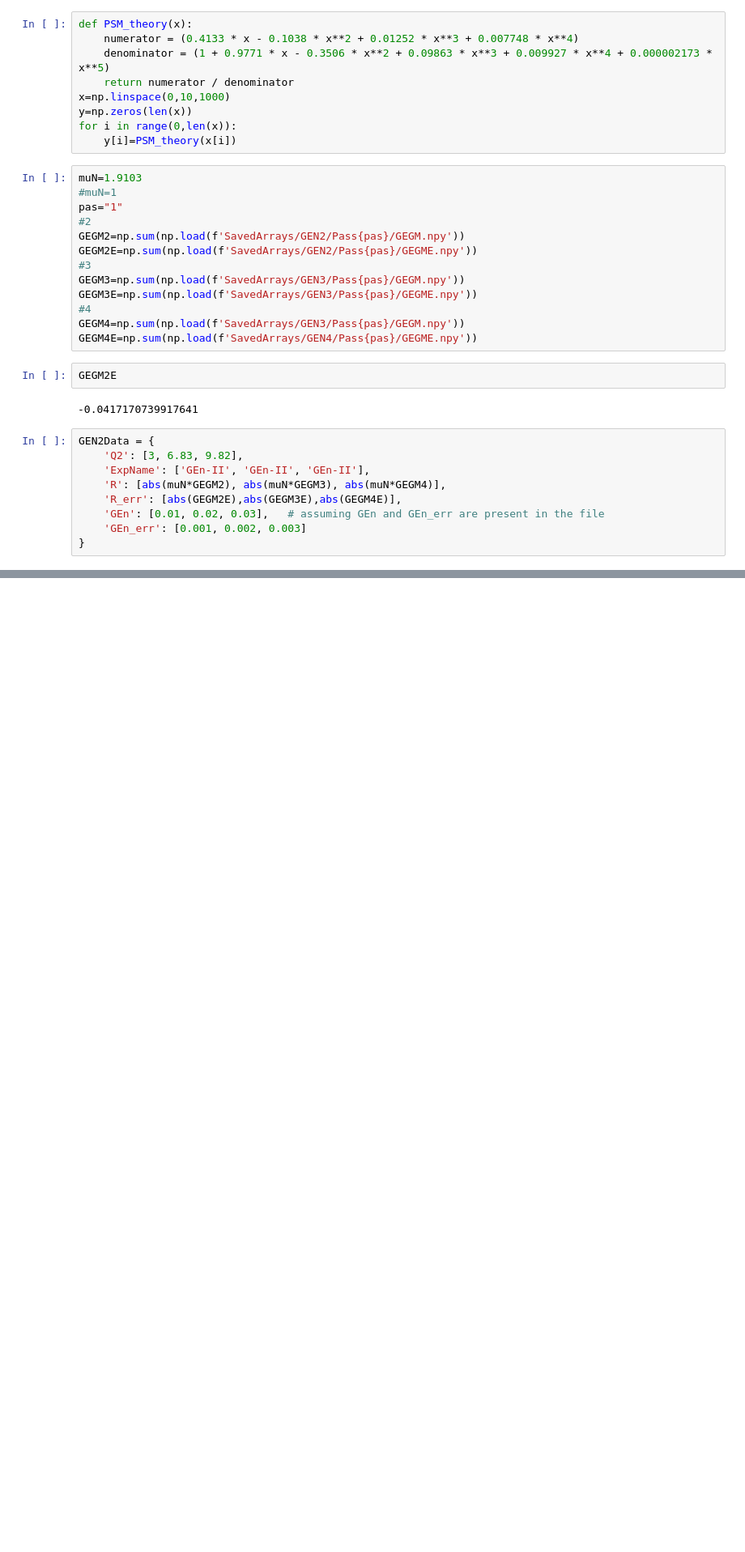
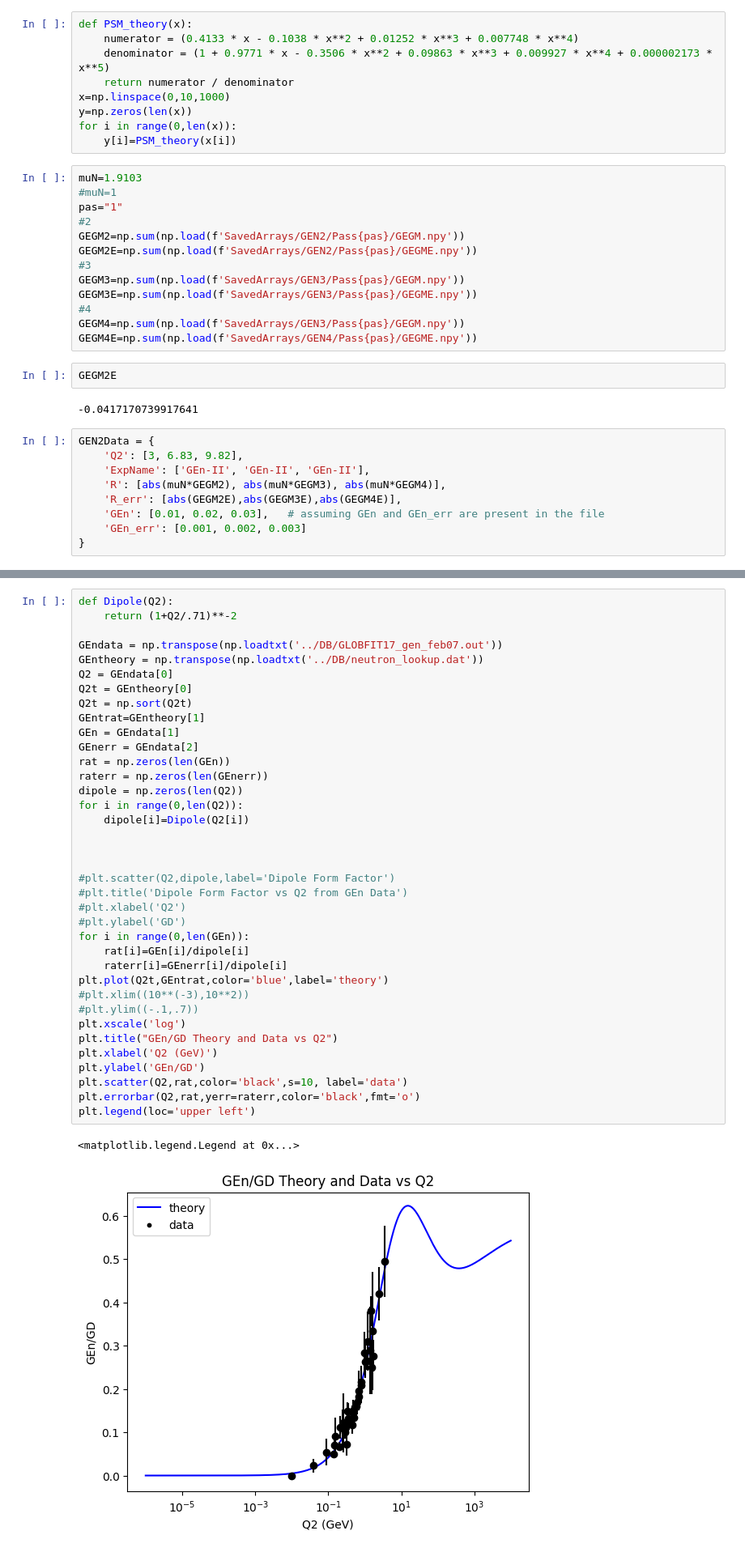
Before and after one commit to hp4xz/GEnAnalysis, a Jupyter notebook: analysis/graphGEn.ipynb, the cells around one changed output, grey strips where cells are left out. Shown at 81% size. Cells and saved outputs as stored; diff of their text form; blank space fills up the shorter version.

```diff
--- a/analysis/graphGEn.ipynb
+++ b/analysis/graphGEn.ipynb
@@ -38,0 +41,40 @@ GEN2Data = {
+# %%
+def Dipole(Q2):
+    return (1+Q2/.71)**-2
+
+GEndata = np.transpose(np.loadtxt('../DB/GLOBFIT17_gen_feb07.out'))
+GEntheory = np.transpose(np.loadtxt('../DB/neutron_lookup.dat'))
+Q2 = GEndata[0]
+Q2t = GEntheory[0]
+Q2t = np.sort(Q2t)
+GEntrat=GEntheory[1]
+GEn = GEndata[1]
+GEnerr = GEndata[2]
+rat = np.zeros(len(GEn))
+raterr = np.zeros(len(GEnerr))
+dipole = np.zeros(len(Q2))
+for i in range(0,len(Q2)):
+    dipole[i]=Dipole(Q2[i])
+
+
+
+#plt.scatter(Q2,dipole,label='Dipole Form Factor')
+#plt.title('Dipole Form Factor vs Q2 from GEn Data')
+#plt.xlabel('Q2')
+#plt.ylabel('GD')
+for i in range(0,len(GEn)):
+    rat[i]=GEn[i]/dipole[i]
+    raterr[i]=GEnerr[i]/dipole[i]
+plt.plot(Q2t,GEntrat,color='blue',label='theory')
+#plt.xlim((10**(-3),10**2))
+#plt.ylim((-.1,.7))
+plt.xscale('log')
+plt.title("GEn/GD Theory and Data vs Q2")
+plt.xlabel('Q2 (GeV)')
+plt.ylabel('GEn/GD')
+plt.scatter(Q2,rat,color='black',s=10, label='data')
+plt.errorbar(Q2,rat,yerr=raterr,color='black',fmt='o')
+plt.legend(loc='upper left')
+# %% [output]
+<matplotlib.legend.Legend at 0x...>
+[figure, added]
```
Also changed, not shown: parts of 3 cells of this notebook, 4 other files.
